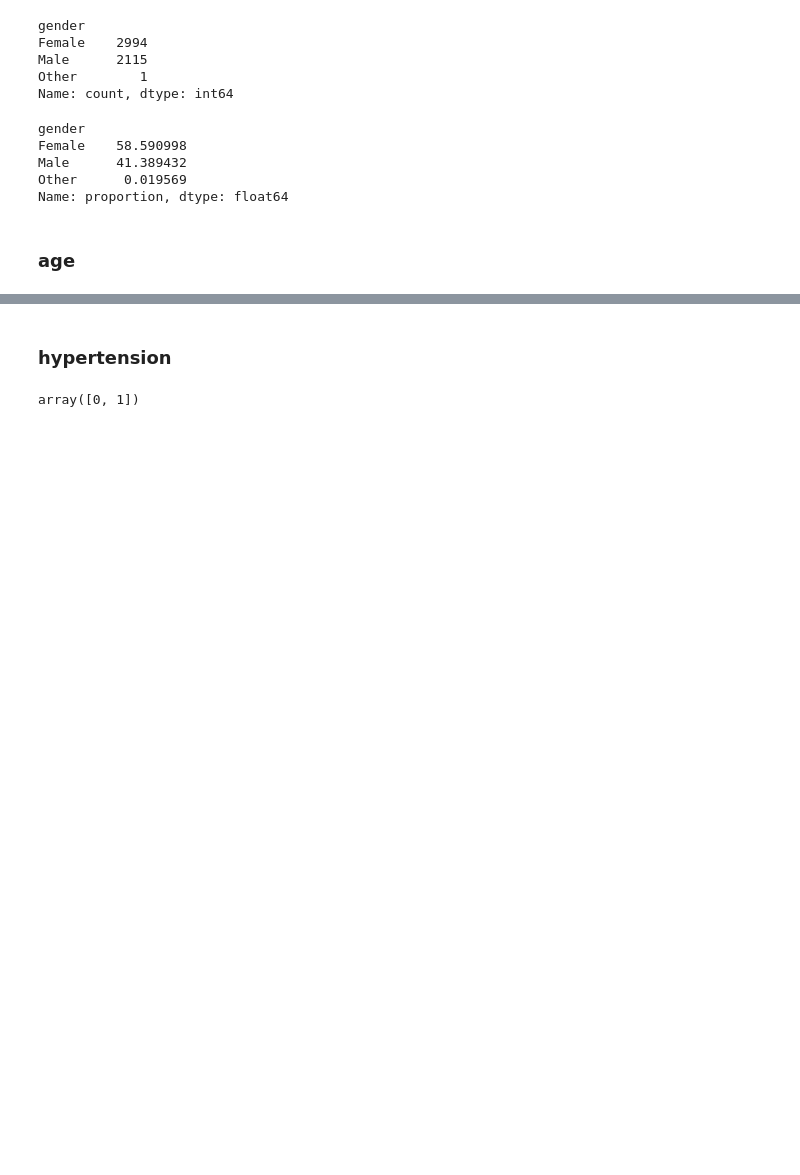
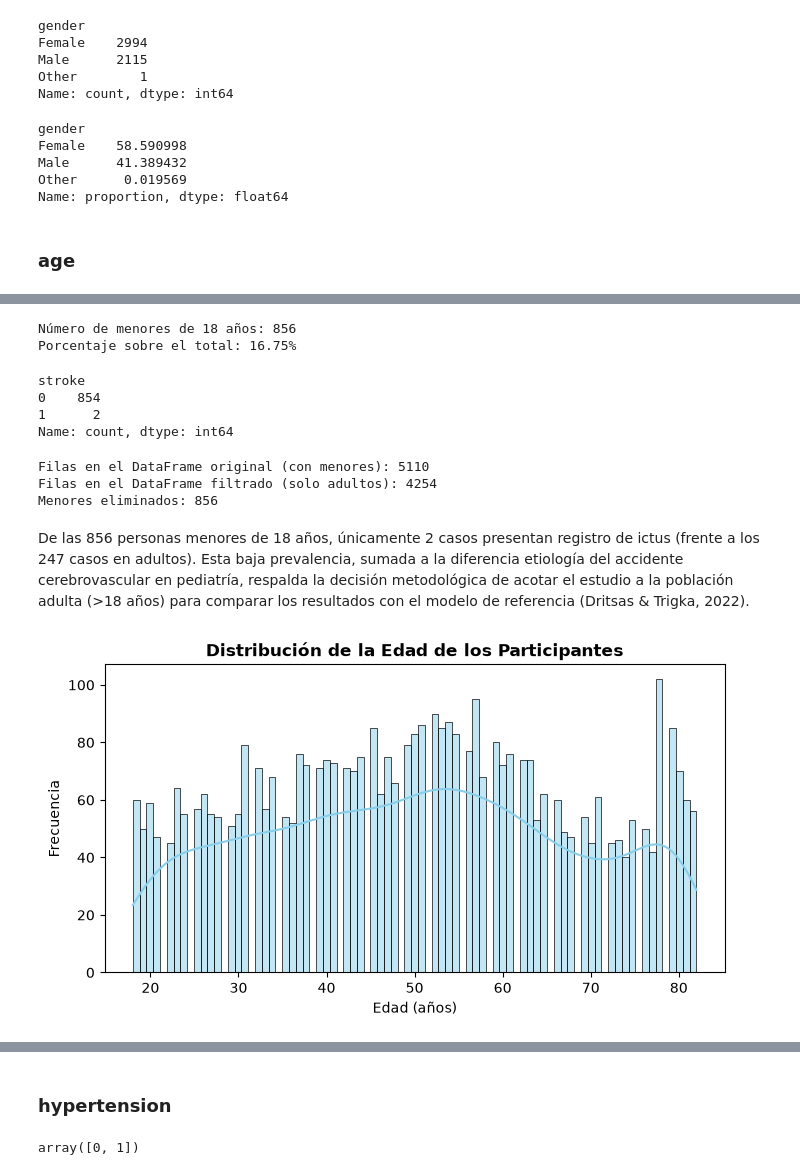
Before and after one commit to raquelmartinrodriguez/prediccion_ocurrencia_infarto_cerebral, a Jupyter notebook: prediccion_infarto_cerebral.ipynb, the cells around one changed output, grey strips where cells are left out. Drawn from its saved outputs; the diff is of its cells as text; code cells hidden in the pictures; blank space fills up the shorter version.

```diff
--- a/prediccion_infarto_cerebral.ipynb
+++ b/prediccion_infarto_cerebral.ipynb
@@ -101,0 +118,42 @@ array([ 0,  1,  2,  3,  4,  5,  6,  7,  8,  9, 10, 11, 12, 13, 14, 15, 16,
+# %%
+# Contar número de personas con edad menor a 18
+menores_18 = (df["age"] < 18).sum()
+porcentaje_menores = (df["age"] < 18).mean() * 100
+
+print(f"Número de menores de 18 años: {menores_18}")
+print(f"Porcentaje sobre el total: {porcentaje_menores:.2f}%")
+# %% [output]
+Número de menores de 18 años: 856
+Porcentaje sobre el total: 16.75%
+# %%
+# Ver cuántos casos de ictus hay entre los menores de 18 años
+df[df["age"] < 18]["stroke"].value_counts()
+# %% [output]
+stroke
+0    854
+1      2
+Name: count, dtype: int64
+# %%
+# 1. Crear una copia filtrada solo con adultos (18 años o más)
+df_adultos = df[df["age"] >= 18].copy()
+
+# 2. Verificar las dimensiones de ambos DataFrames
+print(f"Filas en el DataFrame original (con menores): {df.shape[0]}")
+print(f"Filas en el DataFrame filtrado (solo adultos): {df_adultos.shape[0]}")
+print(f"Menores eliminados: {len(df) - len(df_adultos)}")
+# %% [output]
+Filas en el DataFrame original (con menores): 5110
+Filas en el DataFrame filtrado (solo adultos): 4254
+Menores eliminados: 856
+# %% [markdown]
+De las 856 personas menores de 18 años, únicamente 2 casos presentan registro de ictus (frente a los 247 casos en adultos). Esta baja prevalencia, sumada a la diferencia etiología del accidente cerebrovascular en pediatría, respalda la decisión metodológica de acotar el estudio a la población adulta (>18 años) para comparar los resultados con el modelo de referencia (Dritsas & Trigka, 2022).
+# %%
+#gráfico para entender la distribución de la edad de los adultos en la muestra
+plt.figure(figsize=(8, 4))
+sns.histplot(df_adultos["age"], bins=83, kde=True, color="skyblue")
+plt.title("Distribución de la Edad de los Participantes", fontsize=12, fontweight="bold")
+plt.xlabel("Edad (años)", fontsize=10)
+plt.ylabel("Frecuencia", fontsize=10)
+plt.show()
+# %% [output]
+[figure, added]
```
Also changed, not shown: parts of 8 cells of this notebook.
